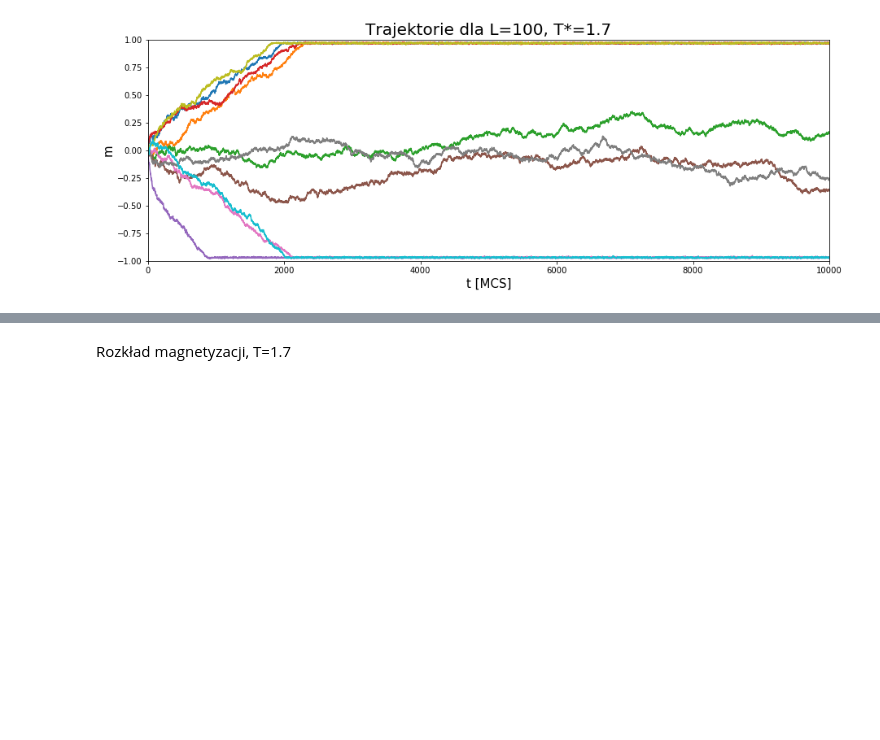
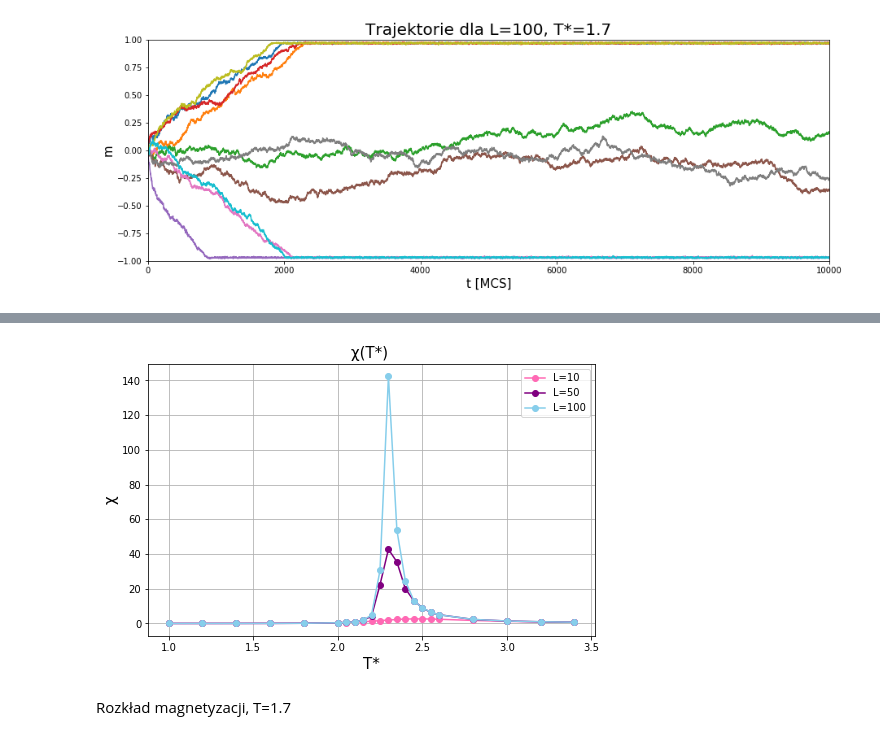
Before and after one commit to Swinkawkrawacie/Fizyka-ukladow-zlozonych, a Jupyter notebook: Generowanie_danych.ipynb, the cells around one changed output, grey strips where cells are left out. Cells and saved outputs as stored; diff of their text form; code cells hidden in the pictures; blank space fills up the shorter version.

```diff
--- a/Generowanie_danych.ipynb
+++ b/Generowanie_danych.ipynb
@@ -532,3 +528,17 @@ plt.savefig('trajektorie_UNO_L100')
+# %%
+plt.figure(figsize=(8,5))
+plt.plot(np.delete(t_range,-5),np.delete(pod10,-5), '-o', color='hotpink', label='L=10')
+plt.plot(np.delete(t_range,-5),np.delete(pod50,-5), '-o', color='purple', label='L=50')
+plt.plot(np.delete(t_range,-5),np.delete(pod100,-5), '-o', color='skyblue', label='L=100')
+plt.grid()
+plt.legend()
+plt.title('\u03C7(T*) ',fontsize=15)
+plt.xlabel('T*', fontsize=15)
+plt.ylabel('\u03C7', fontsize=15)
+plt.show()
+#plt.savefig('podatnosc_magnetyczna')
+# %% [output]
+[figure, added]
 # %% [markdown]
 Rozkład magnetyzacji, T=1.7
 # %%
```
Also changed, not shown: parts of 66 cells of this notebook, 1 other file.
